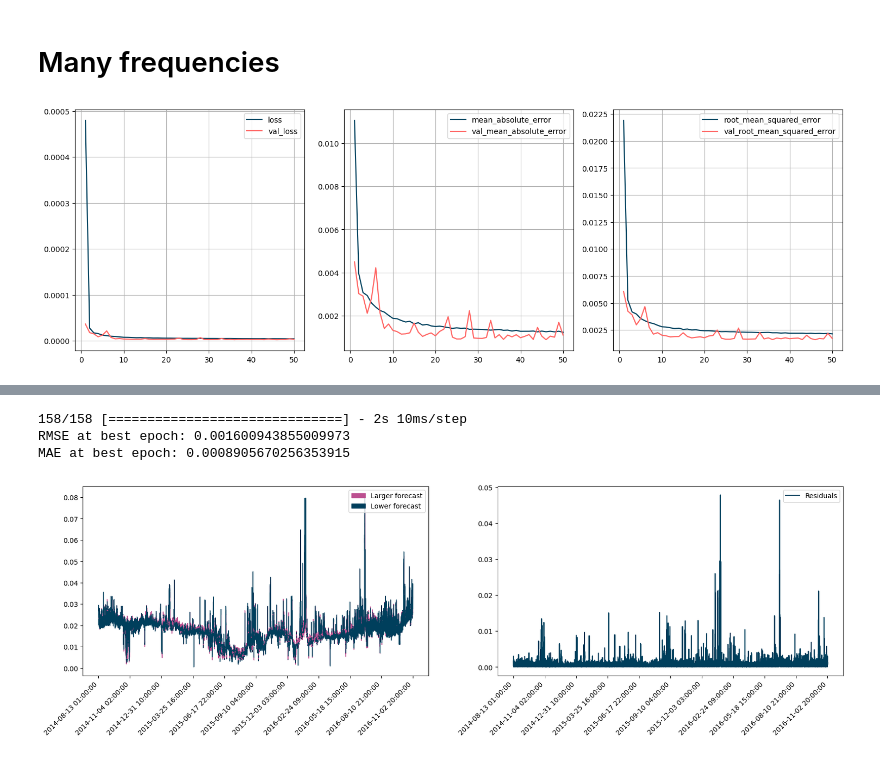
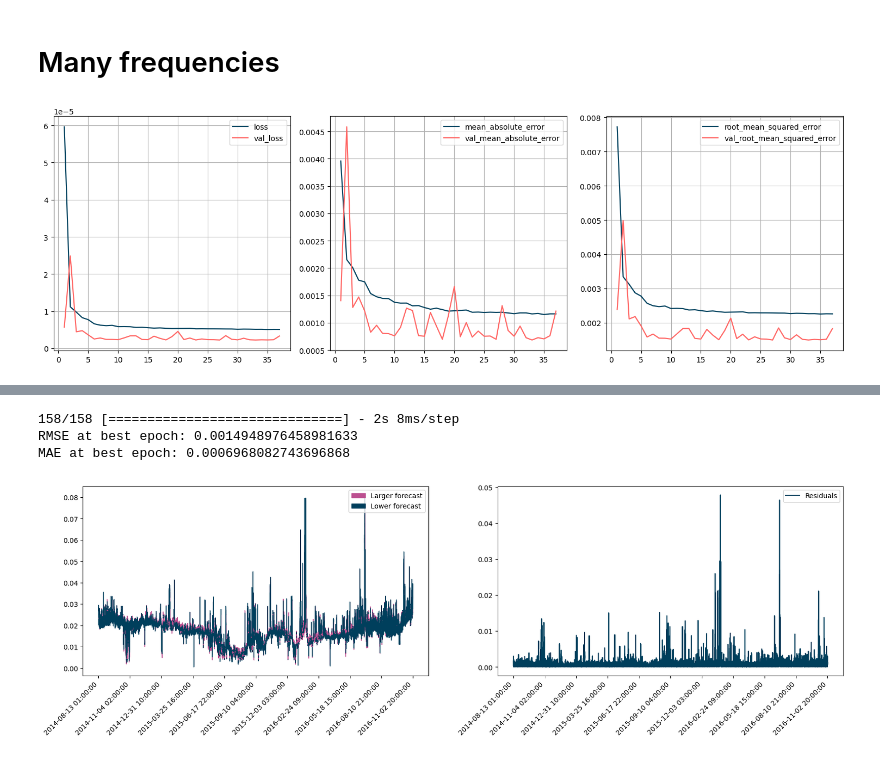
Before and after one commit to albinjanzen/masterthesis, a Jupyter notebook: Iteration 2.ipynb, the cells around one changed output, grey strips where cells are left out. Saved outputs shown, nothing was run; the diff lists cells and outputs as text; code cells hidden in the pictures.

```diff
--- a/Iteration 2.ipynb
+++ b/Iteration 2.ipynb
@@ -370,26 +399,26 @@ def create_dataset(data, look_back=1):
     dataX = np.empty((len(data)-look_back-1, look_back, n_features))
     dataY = np.empty((len(data)-look_back-1))
     for i in range(len(data)-look_back-1):
-        dataX[i] = data[i:i+look_back]
-        dataY[i] = data[i+look_back][0]
+        dataX[i] = data.iloc[i:i+look_back]
+        dataY[i] = data.iloc[i+look_back,0]
     return dataX, dataY
 
 look_back = 12
-X_train, y_train = create_dataset(train_df.values, look_back)
-X_val, y_val = create_dataset(val_df.values, look_back)
-X_test, y_test = create_dataset(test_df.values, look_back)
+X_train, y_train = create_dataset(train_df, look_back)
+X_val, y_val = create_dataset(val_df, look_back)
+X_test, y_test = create_dataset(test_df, look_back)
 
-X_train_many, y_train_many = create_dataset(train_df_many.values, look_back)
-X_val_many, y_val_many = create_dataset(val_df_many.values, look_back)
-X_test_many, y_test_many = create_dataset(test_df_many.values, look_back)
+X_train_many, y_train_many = create_dataset(train_df_many, look_back)
+X_val_many, y_val_many = create_dataset(val_df_many, look_back)
+X_test_many, y_test_many = create_dataset(test_df_many, look_back)
 
-X_train_few, y_train_few = create_dataset(train_df_few.values, look_back)
-X_val_few, y_val_few = create_dataset(val_df_few.values, look_back)
-X_test_few, y_test_few = create_dataset(test_df_few.values, look_back)
+X_train_few, y_train_few = create_dataset(train_df_few, look_back)
+X_val_few, y_val_few = create_dataset(val_df_few, look_back)
+X_test_few, y_test_few = create_dataset(test_df_few, look_back)
 
-X_train_sine, y_train_sine = create_dataset(train_df_sine.values, look_back)
-X_val_sine, y_val_sine = create_dataset(val_df_sine.values, look_back)
-X_test_sine, y_test_sine = create_dataset(test_df_sine.values, look_back)
+X_train_sine, y_train_sine = create_dataset(train_df_sine, look_back)
+X_val_sine, y_val_sine = create_dataset(val_df_sine, look_back)
+X_test_sine, y_test_sine = create_dataset(test_df_sine, look_back)
 
 print(X_train.shape)
 print(y_train.shape)
@@ -397,6 +426,7 @@ print(X_val.shape)
 print(y_val.shape)
 print(X_test.shape)
 print(y_test.shape)
+print(X_train_few.shape)
 # %% [output]
 (172435, 12, 15)
 (172435,)
@@ -648,7 +705,7 @@ plt.show()
 # %% [markdown]
 # Many frequencies
 # %%
-model_many = create_model(n_features_many)
-history_many = compile_and_fit(model_many, X_train_many, y_train, X_val_many, y_val)
+model_many = create_model(n_features)
+history_many = compile_and_fit(model_many, X_train, y_train, X_val, y_val)
 # %% [output]
-[figure, old version]
+[figure, new version]
@@ -656,5 +713,5 @@ history_many = compile_and_fit(model_many, X_train_many, y_train, X_val_many, y_
 # %%
-result_many = model_many.predict(X_val_many, batch_size=batch_size)
+result_many = model_many.predict(X_val, batch_size=batch_size)
 # Get the index of the epoch with the lowest validation loss
 best_epoch = np.argmin(history_many.history['val_loss'])
 
@@ -666,9 +723,9 @@ best_mae = history_many.history['val_mean_absolute_error'][best_epoch]
 print(f"RMSE at best epoch: {best_rmse}")
 print(f"MAE at best epoch: {best_mae}")
 # %% [output]
-158/158 [==============================] - 2s 10ms/step
-RMSE at best epoch: 0.001600943855009973
-MAE at best epoch: 0.0008905670256353915
+158/158 [==============================] - 2s 8ms/step
+RMSE at best epoch: 0.0014948976458981633
+MAE at best epoch: 0.0006968082743696868
 # %%
 fig, (ax1, ax2) = plt.subplots(1, 2, figsize=(20, 5))
 result = result.squeeze()
```
Also changed, not shown: parts of 12 cells of this notebook.
